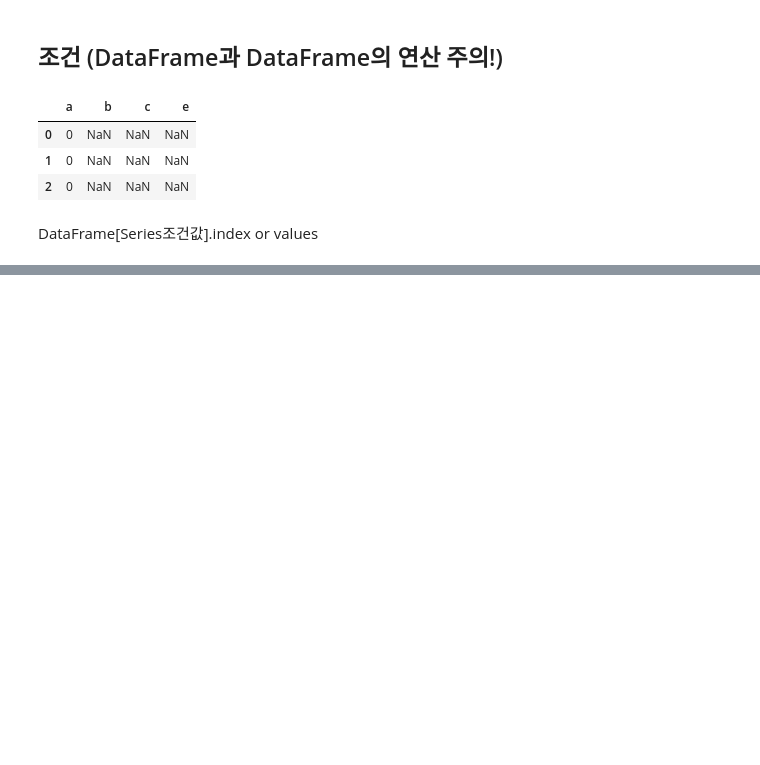
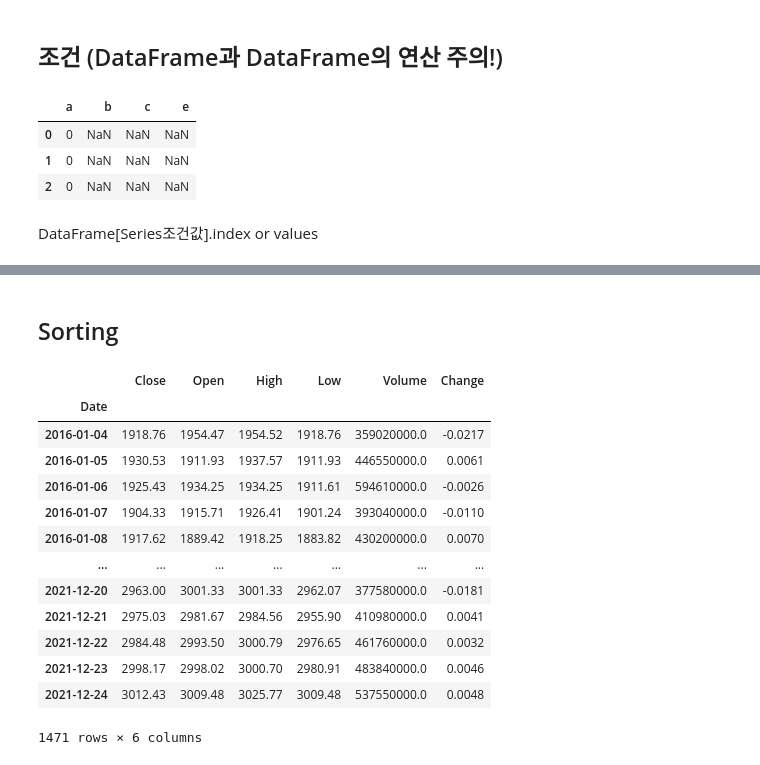
Before and after one commit to DavidEugen/study.python.start, a Jupyter notebook: pandas/03_DataFrame.ipynb, the cells around one changed output, grey strips where cells are left out. Cells and saved outputs as stored; diff of their text form; code cells hidden in the pictures; blank space fills up the shorter version.

```diff
--- a/pandas/03_DataFrame.ipynb
+++ b/pandas/03_DataFrame.ipynb
@@ -1360,0 +1490,25 @@ FileNotFoundError: [Errno 2] No such file or directory: 'samsung_kospi_excel.xls
+# %% [markdown]
+## Sorting
+# %%
+import pandas as pd
+
+df_samsung = pd.read_excel('samsung_kospi_excel.xlsx', sheet_name = 'samsung', index_col = 0)
+
+df_kospi = pd.read_excel('samsung_kospi_excel.xlsx', sheet_name = 'kospi', index_col = 0)
+
+df_kospi
+# %% [output]
+|  | Close | Open | High | Low | Volume | Change |
+| Date |  |  |  |  |  |  |
+| 2016-01-04 | 1918.76 | 1954.47 | 1954.52 | 1918.76 | 359020000.0 | -0.0217 |
+| 2016-01-05 | 1930.53 | 1911.93 | 1937.57 | 1911.93 | 446550000.0 | 0.0061 |
+| 2016-01-06 | 1925.43 | 1934.25 | 1934.25 | 1911.61 | 594610000.0 | -0.0026 |
+| 2016-01-07 | 1904.33 | 1915.71 | 1926.41 | 1901.24 | 393040000.0 | -0.0110 |
+| 2016-01-08 | 1917.62 | 1889.42 | 1918.25 | 1883.82 | 430200000.0 | 0.0070 |
+| ... | ... | ... | ... | ... | ... | ... |
+| 2021-12-20 | 2963.00 | 3001.33 | 3001.33 | 2962.07 | 377580000.0 | -0.0181 |
+| 2021-12-21 | 2975.03 | 2981.67 | 2984.56 | 2955.90 | 410980000.0 | 0.0041 |
+| 2021-12-22 | 2984.48 | 2993.50 | 3000.79 | 2976.65 | 461760000.0 | 0.0032 |
+| 2021-12-23 | 2998.17 | 2998.02 | 3000.70 | 2980.91 | 483840000.0 | 0.0046 |
+| 2021-12-24 | 3012.43 | 3009.48 | 3025.77 | 3009.48 | 537550000.0 | 0.0048 |
+1471 rows × 6 columns
```
Also changed, not shown: parts of 33 cells of this notebook, 1 other file.
